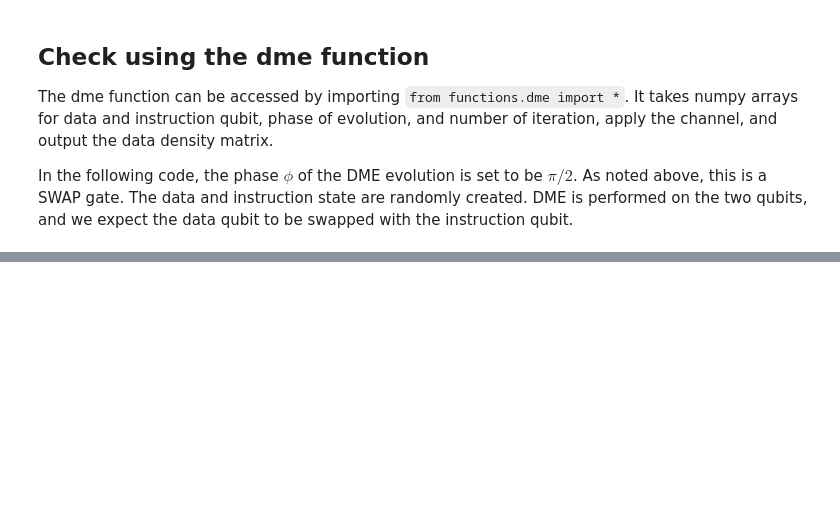
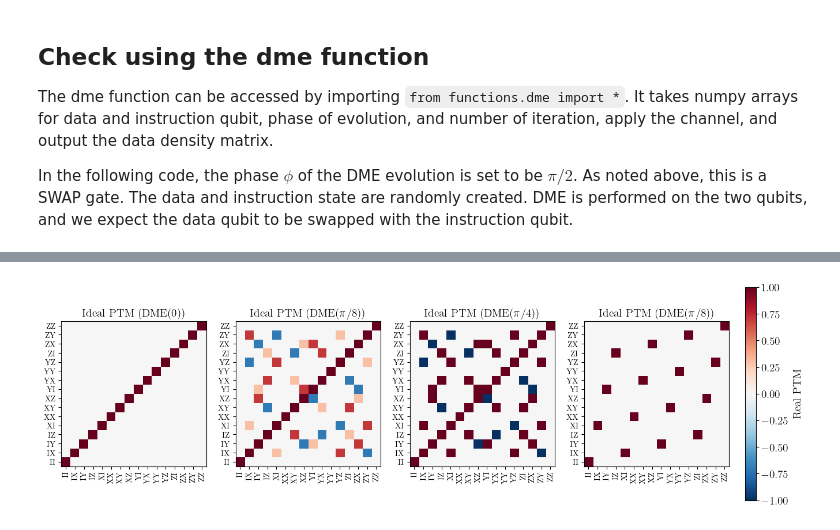
Before and after one commit to khanhuyengiang/dbac, a Jupyter notebook: jupyter_notebooks/dme_circuit.ipynb, the cells around one changed output, grey strips where cells are left out. Cells and saved outputs as stored; diff of their text form; code cells hidden in the pictures; blank space fills up the shorter version.

```diff
--- a/jupyter_notebooks/dme_circuit.ipynb
+++ b/jupyter_notebooks/dme_circuit.ipynb
@@ -176,3 +106,0 @@ Next, we modify the phase $\phi$ of DME here to find the corresponding QPT:
-# %%
-# Modify this
-phi = np.pi/4
@@ -257,0 +171,34 @@ for theta_ZZ in theta_list:
+# %%
+def dme_heisenberg(phi):
+    ZZ_phi = zz_unitary(phi)
+    YY_phi = np.kron(S_dagger,I) @ np.kron(H,I) @ np.kron(I,S_dagger) @ np.kron(I,H) @ zz_unitary(phi) @ np.kron(H,I) @ np.kron(S,I) @ np.kron(I,H) @ np.kron(I,S)
+    XX_phi = np.kron(H,I) @ np.kron(I,H) @ zz_unitary(phi) @ np.kron(H,I) @ np.kron(I,H)
+    return ZZ_phi @ YY_phi @ XX_phi
+
+# --- Theta values to sweep over --- #
+theta_list = [0, np.pi/8, np.pi/4, np.pi/2]
+theta_name = ['0', r'$\pi/8$', r'$\pi/4$', r'$\pi/8$']
+
+# --- Set up figure with 3 subplots --- #
+fig, axes = plt.subplots(1, 4, figsize=(18, 6))
+
+for i, theta_ZZ in enumerate(theta_list):
+    U_ideal = Qobj(dme_heisenberg(theta_ZZ))
+    ptm_ideal = unitary_to_ptm(U_ideal)
+
+    ax = axes[i]
+    cax = ax.imshow(ptm_ideal.real, cmap='RdBu_r', norm=Normalize(vmin=-1, vmax=1))
+    ax.set_xticks(np.arange(16))
+    ax.set_yticks(np.arange(16))
+    ax.set_xticklabels(ptm_labels, rotation=90, fontsize=10)
+    ax.set_yticklabels(ptm_labels, fontsize=10)
+    ax.set_title(f"Ideal PTM (DME({theta_name[i]}))", fontsize=14)
+    ax.invert_yaxis()
+
+# Add colorbar to the right of all subplots
+fig.colorbar(cax, ax=axes.ravel().tolist(), shrink=0.8, pad=0.02).set_label("Real PTM", fontsize=14)
+
+# plt.tight_layout()
+plt.show()
+# %% [output]
+[figure, added]
```
Also changed, not shown: parts of 17 cells of this notebook, 8 other files.
